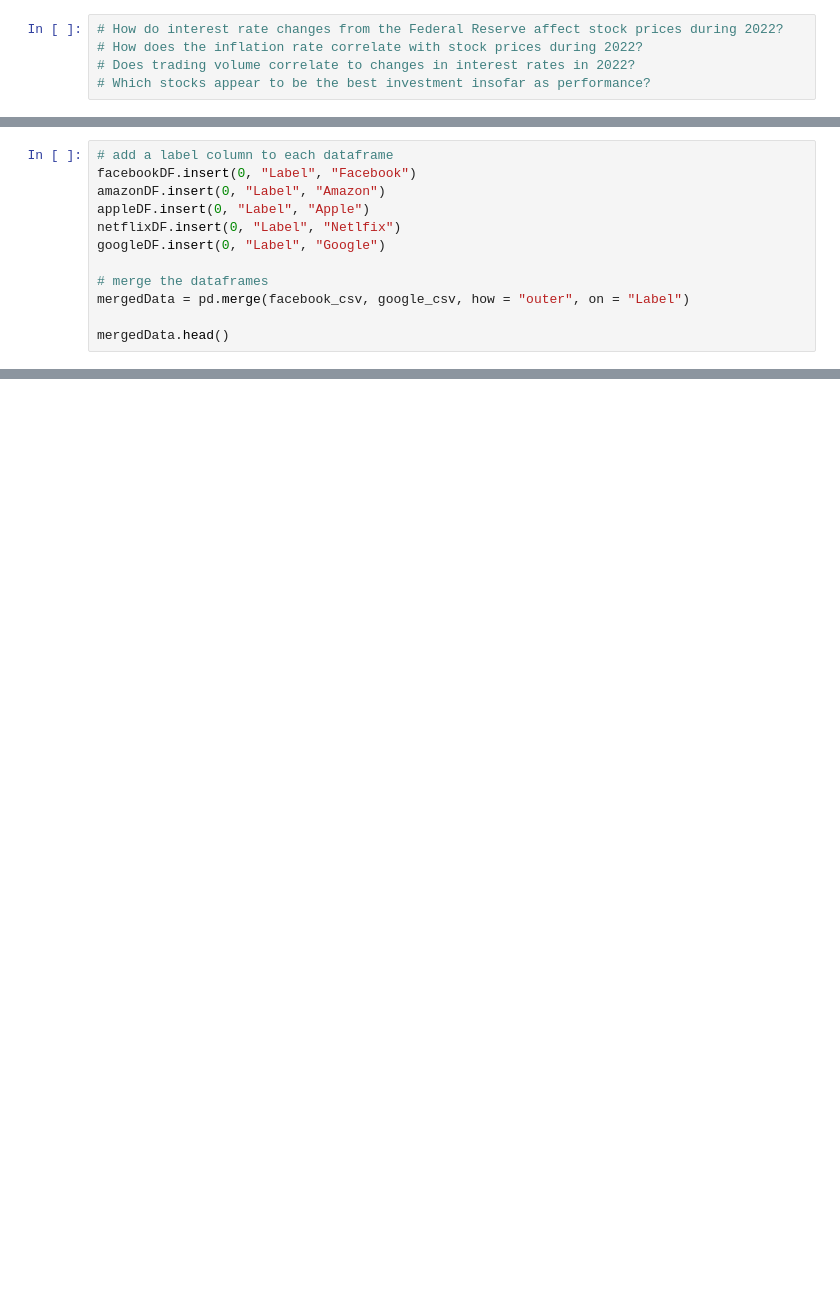
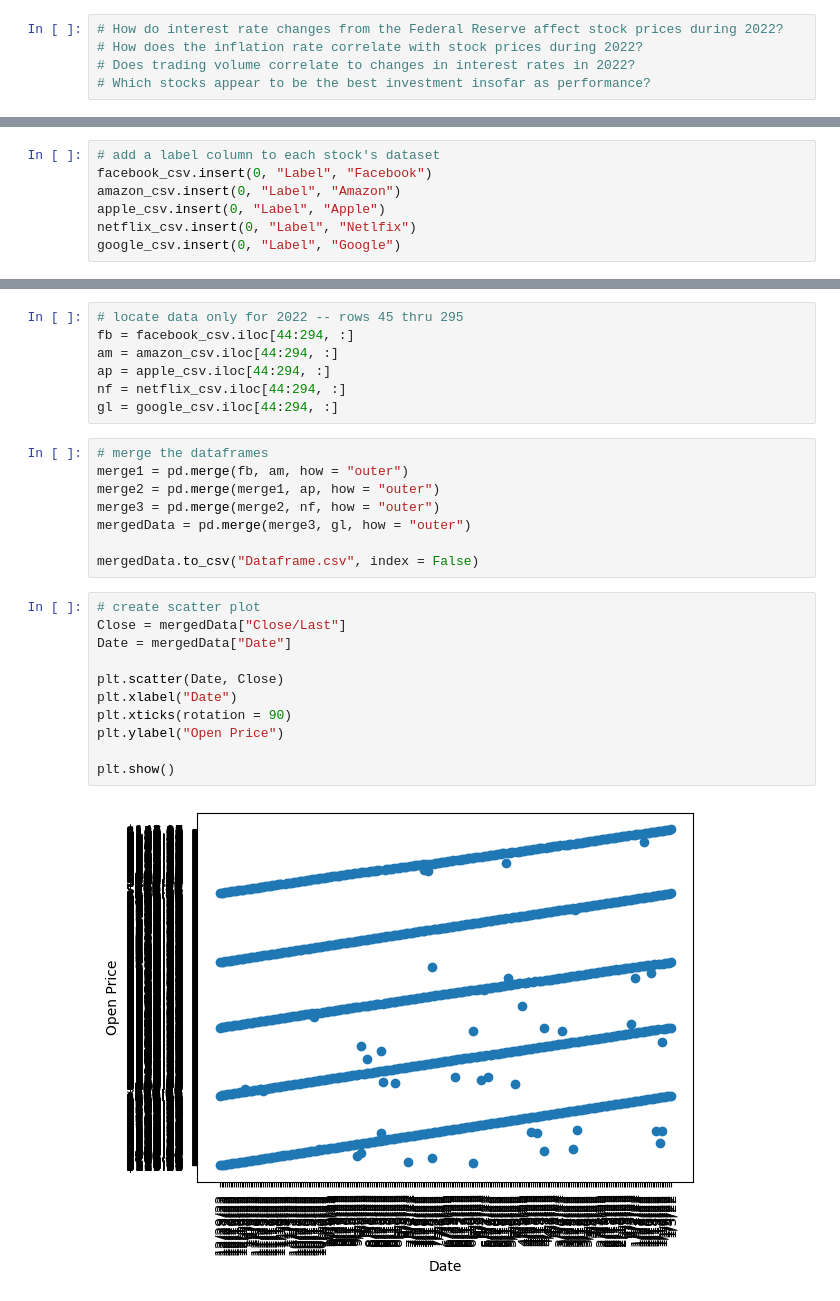
Before and after one commit to Marlon6598/NASDAQ-Project, a Jupyter notebook: Project FAANG.ipynb, the cells around one changed output, grey strips where cells are left out. Saved outputs shown, nothing was run; the diff lists cells and outputs as text; blank space fills up the shorter version.

```diff
--- a/Project FAANG.ipynb
+++ b/Project FAANG.ipynb
@@ -35,12 +30,7 @@ googleDF = pd.DataFrame(google_csv)
 # %%
-# add a label column to each dataframe
-facebookDF.insert(0, "Label", "Facebook")
-amazonDF.insert(0, "Label", "Amazon")
-appleDF.insert(0, "Label", "Apple")
-netflixDF.insert(0, "Label", "Netlfix")
-googleDF.insert(0, "Label", "Google")
-
-# merge the dataframes
-mergedData = pd.merge(facebook_csv, google_csv, how = "outer", on = "Label")
-
-mergedData.head()
+# add a label column to each stock's dataset
+facebook_csv.insert(0, "Label", "Facebook")
+amazon_csv.insert(0, "Label", "Amazon")
+apple_csv.insert(0, "Label", "Apple")
+netflix_csv.insert(0, "Label", "Netlfix")
+google_csv.insert(0, "Label", "Google")
@@ -53,0 +37,28 @@ mergedData.head()
+# %%
+# locate data only for 2022 -- rows 45 thru 295
+fb = facebook_csv.iloc[44:294, :]
+am = amazon_csv.iloc[44:294, :]
+ap = apple_csv.iloc[44:294, :]
+nf = netflix_csv.iloc[44:294, :]
+gl = google_csv.iloc[44:294, :]
+# %%
+# merge the dataframes
+merge1 = pd.merge(fb, am, how = "outer")
+merge2 = pd.merge(merge1, ap, how = "outer")
+merge3 = pd.merge(merge2, nf, how = "outer")
+mergedData = pd.merge(merge3, gl, how = "outer")
+
+mergedData.to_csv("Dataframe.csv", index = False)
+# %%
+# create scatter plot
+Close = mergedData["Close/Last"]
+Date = mergedData["Date"]
+
+plt.scatter(Date, Close)
+plt.xlabel("Date")
+plt.xticks(rotation = 90)
+plt.ylabel("Open Price")
+
+plt.show()
+# %% [output]
+[figure, added]
```
Also changed, not shown: parts of 2 cells of this notebook, 1 other file.
